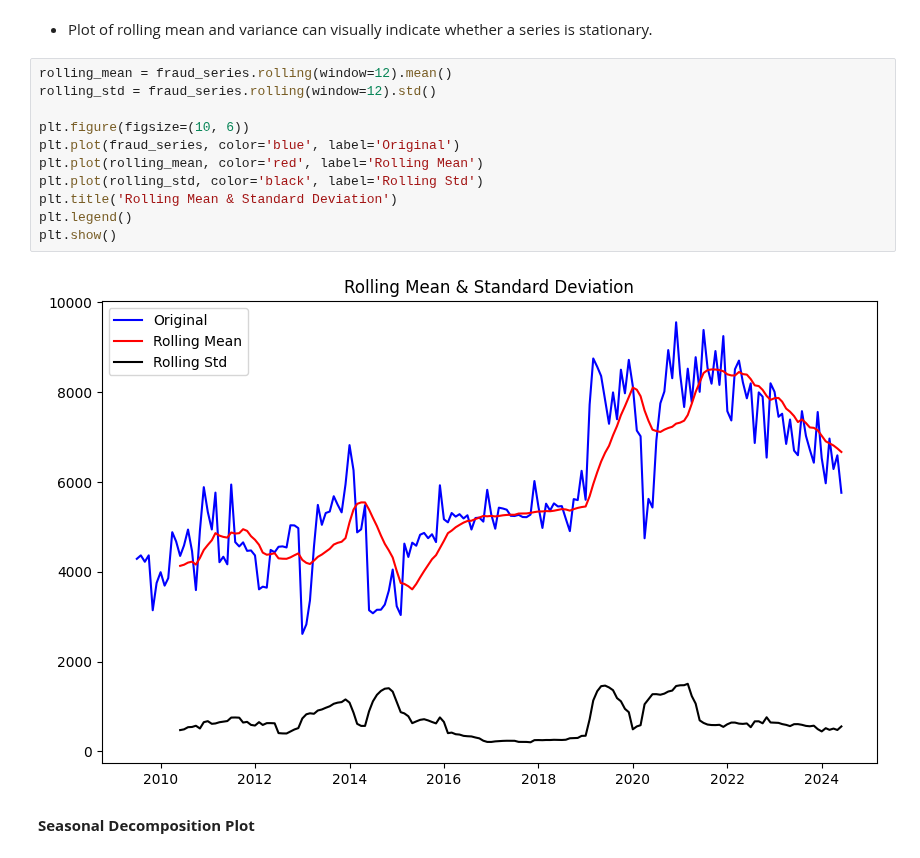
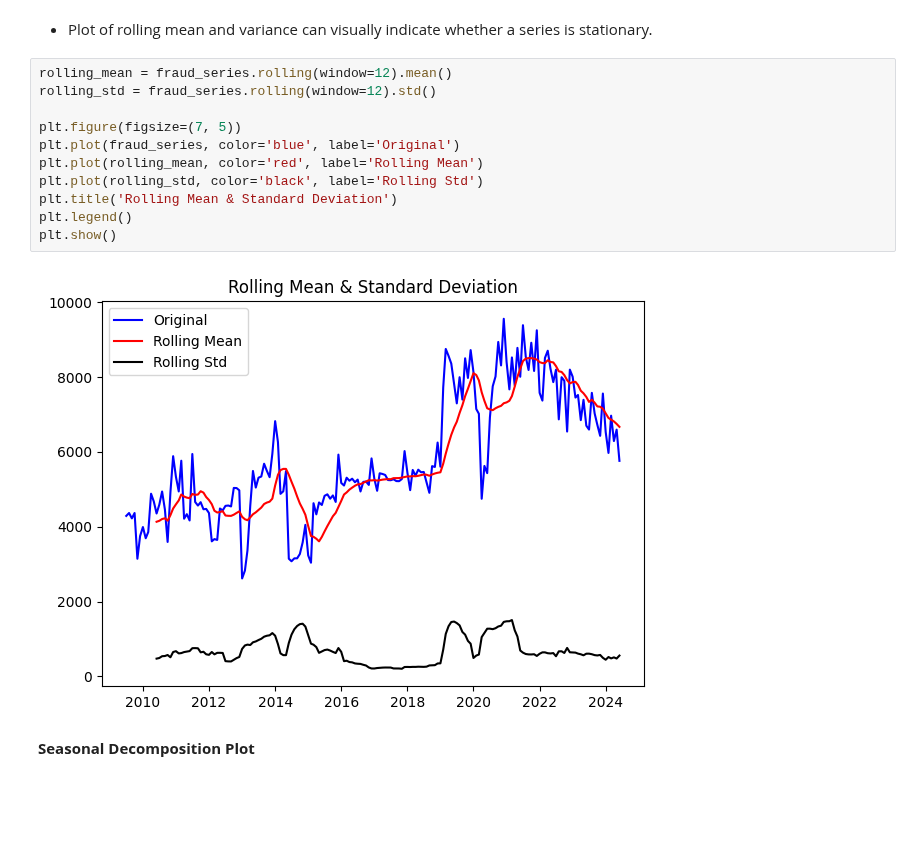
Before and after one commit to micahondiwa/fraud_volumes_detection, a Jupyter notebook: 0-data_wrangling.ipynb, the cells around one changed output. Cells and saved outputs as stored; diff of their text form; blank space fills up the shorter version.

Commit message:
Line plot

```diff
--- a/0-data_wrangling.ipynb
+++ b/0-data_wrangling.ipynb
@@ -89,16 +89,16 @@ plt.show()
 # %%
 rolling_mean = fraud_series.rolling(window=12).mean()
 rolling_std = fraud_series.rolling(window=12).std()
 
-plt.figure(figsize=(10, 6))
+plt.figure(figsize=(7, 5))
 plt.plot(fraud_series, color='blue', label='Original')
 plt.plot(rolling_mean, color='red', label='Rolling Mean')
 plt.plot(rolling_std, color='black', label='Rolling Std')
 plt.title('Rolling Mean & Standard Deviation')
 plt.legend()
 plt.show()
 # %% [output]
-[figure, old version]
+[figure, new version]
 # %% [markdown]
 **Seasonal Decomposition Plot**
 # %% [markdown]
```
